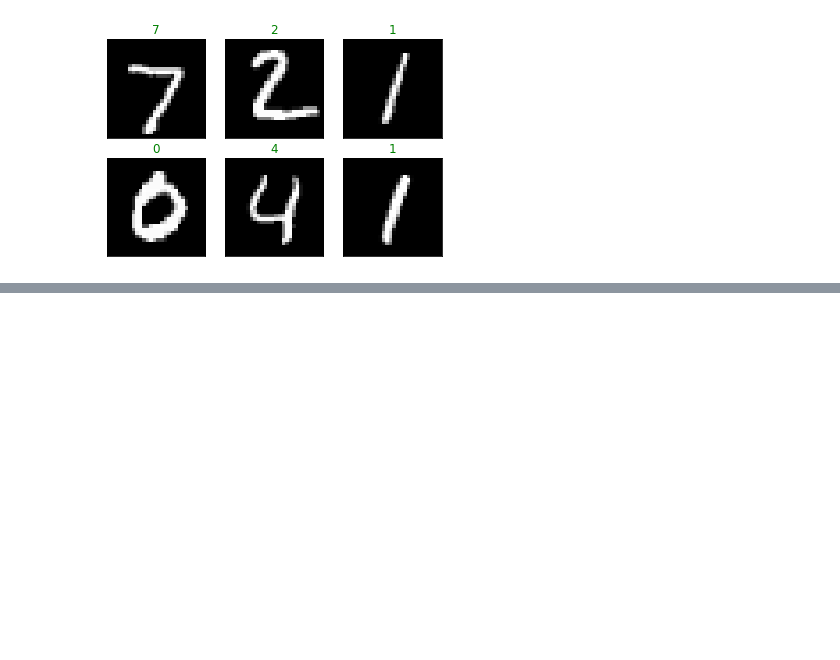
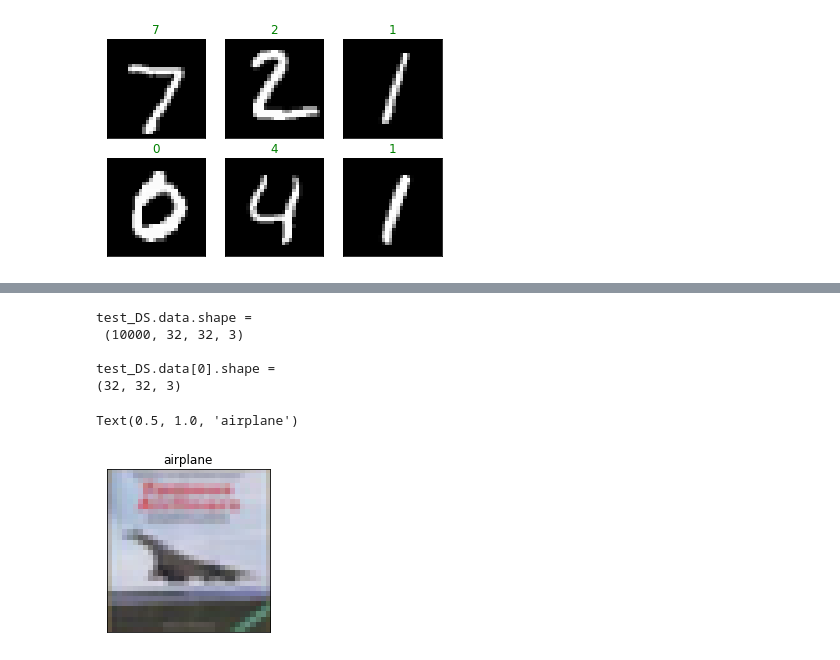
Before and after one commit to pyungmoku/Python_basic, a Jupyter notebook: matplotlib_basic_3기(혁펜).ipynb, the cells around one changed output, grey strips where cells are left out. Drawn from its saved outputs; the diff is of its cells as text; code cells hidden in the pictures; blank space fills up the shorter version.

```diff
--- a/matplotlib_basic_3기(혁펜).ipynb
+++ b/matplotlib_basic_3기(혁펜).ipynb
@@ -225,0 +273,2 @@ plt.colorbar()
+# %%
+test_DS = datasets.CIFAR10(root = "data/", train=False, download=True )
@@ -225,0 +278,18 @@ plt.colorbar()
+# %%
+print(f"test_DS.data.shape = \n {test_DS.data.shape}\n")
+print(f"test_DS.data[0].shape = \n{test_DS.data[0].shape}\n")
+
+plt.figure(figsize = [4,3])
+idx = 3
+plt.imshow(test_DS.data[idx])
+plt.xticks([])
+plt.yticks([])
+plt.title(test_DS.classes[test_DS.targets[idx]])
+# %% [output]
+test_DS.data.shape =
+ (10000, 32, 32, 3)
+
+test_DS.data[0].shape =
+(32, 32, 3)
+Text(0.5, 1.0, 'airplane')
+[figure, added]
```
Also changed, not shown: parts of 5 cells of this notebook.
